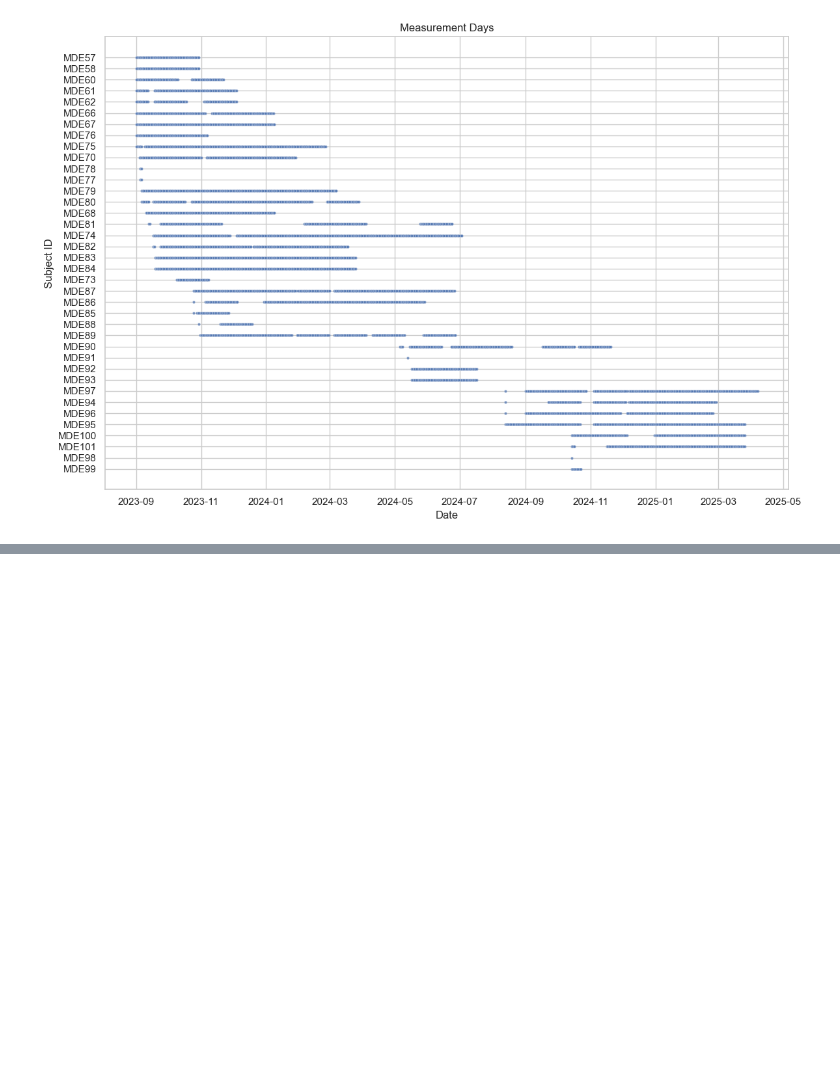
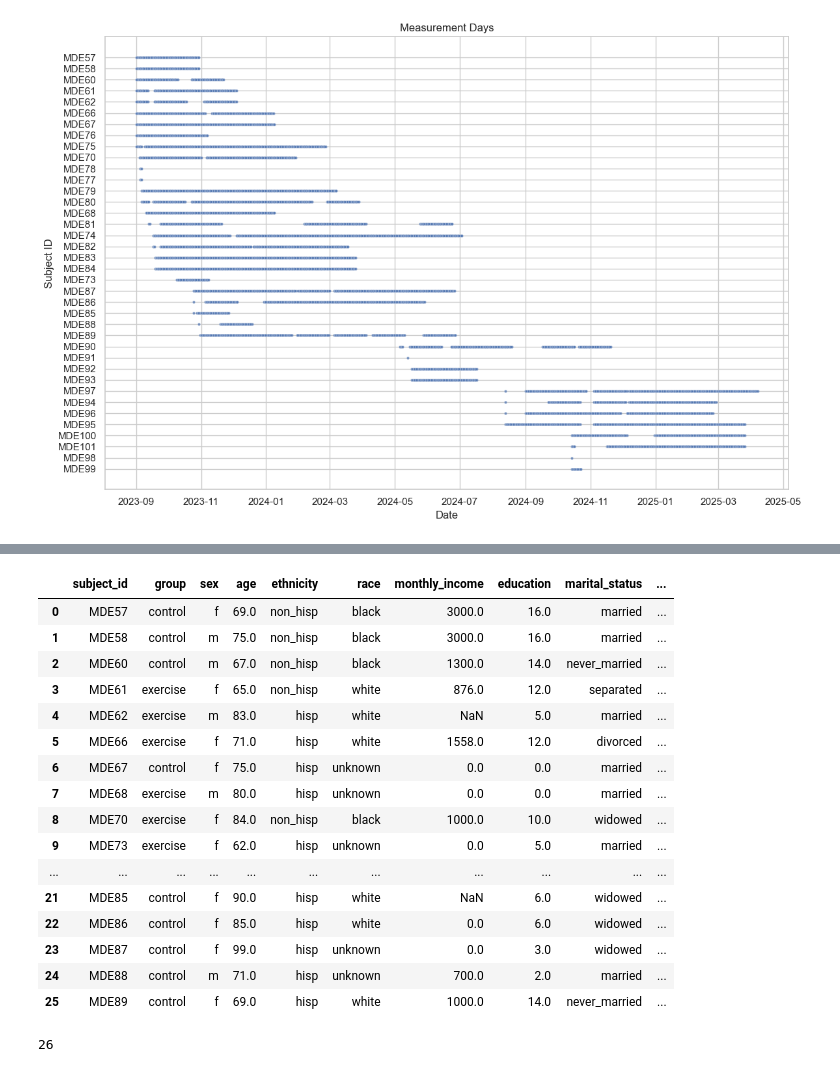
Before and after one commit to OHNLP/activity_tracker, a Jupyter notebook: notebooks/analysis.ipynb, the cells around one changed output, grey strips where cells are left out. Drawn from its saved outputs; the diff is of its cells as text; code cells hidden in the pictures; blank space fills up the shorter version.

```diff
--- a/notebooks/analysis.ipynb
+++ b/notebooks/analysis.ipynb
@@ -147,0 +190,32 @@ plt.show()
+# %%
+df_subject_measured = df_subject[df_subject["subject_id"].isin(filtered_df["subject_id"].unique())].reset_index(drop=True).sort_values(by="subject_id")
+df_subject_measured
+# %% [output]
+|  | subject_id | group | sex | age | ethnicity | race | monthly_income | education | marital_status | ... |
+| 0 | MDE57 | control | f | 69.0 | non_hisp | black | 3000.0 | 16.0 | married | ... |
+| 1 | MDE58 | control | m | 75.0 | non_hisp | black | 3000.0 | 16.0 | married | ... |
+| 2 | MDE60 | control | m | 67.0 | non_hisp | black | 1300.0 | 14.0 | never_married | ... |
+| 3 | MDE61 | exercise | f | 65.0 | non_hisp | white | 876.0 | 12.0 | separated | ... |
+| 4 | MDE62 | exercise | m | 83.0 | hisp | white | NaN | 5.0 | married | ... |
+| 5 | MDE66 | exercise | f | 71.0 | hisp | white | 1558.0 | 12.0 | divorced | ... |
+| 6 | MDE67 | control | f | 75.0 | hisp | unknown | 0.0 | 0.0 | married | ... |
+| 7 | MDE68 | exercise | m | 80.0 | hisp | unknown | 0.0 | 0.0 | married | ... |
+| 8 | MDE70 | exercise | f | 84.0 | non_hisp | black | 1000.0 | 10.0 | widowed | ... |
+| 9 | MDE73 | exercise | f | 62.0 | hisp | unknown | 0.0 | 5.0 | married | ... |
+| ... | ... | ... | ... | ... | ... | ... | ... | ... | ... | ... |
+| 21 | MDE85 | control | f | 90.0 | hisp | white | NaN | 6.0 | widowed | ... |
+| 22 | MDE86 | control | f | 85.0 | hisp | white | 0.0 | 6.0 | widowed | ... |
+| 23 | MDE87 | control | f | 99.0 | hisp | unknown | 0.0 | 3.0 | widowed | ... |
+| 24 | MDE88 | control | m | 71.0 | hisp | unknown | 700.0 | 2.0 | married | ... |
+| 25 | MDE89 | control | f | 69.0 | hisp | white | 1000.0 | 14.0 | never_married | ... |
+# %%
+# Number of subject with visits and measurements
+len(df_subject_measured)
+
+# Number of subjects with visits but no measurements
+len(df_visit["subject_id"].unique()) - len(df_subject_measured)
+
+# Number of subjects with measurements but no visits
+len(df_measurement["subject_id"].unique()) - len(df_subject_measured)
+# %% [output]
+26
```
Also changed, not shown: parts of 4 cells of this notebook.
